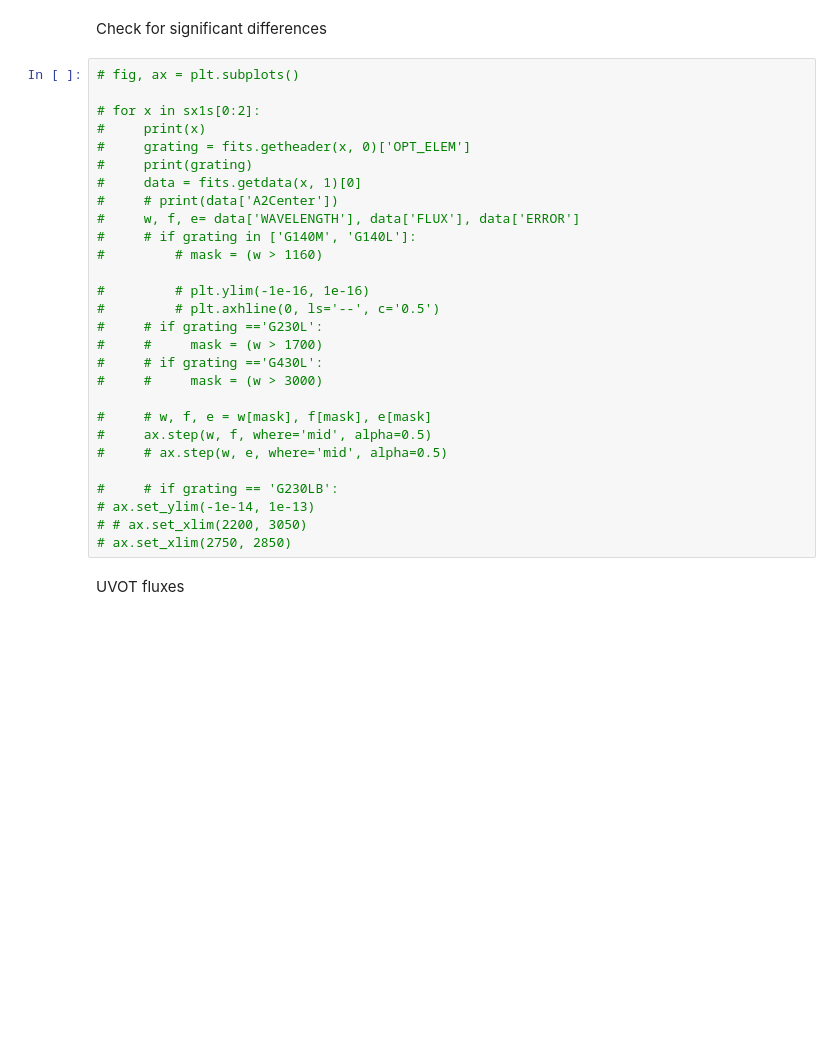
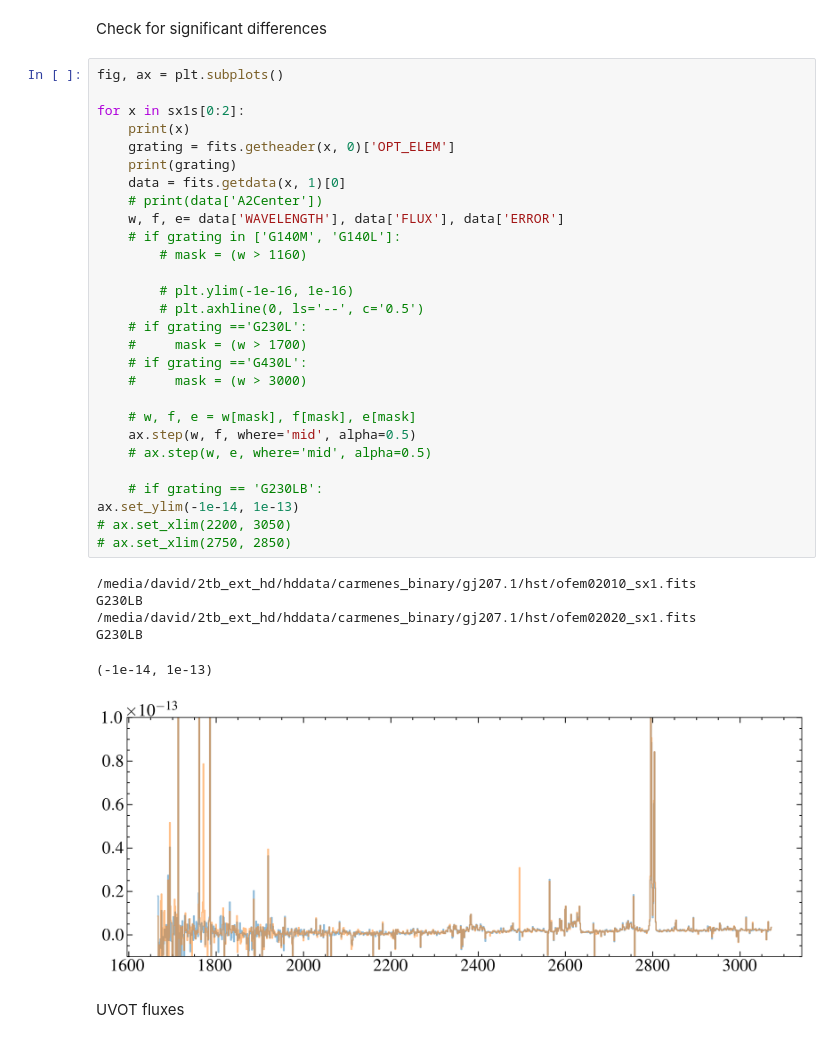
Before and after one commit to davidjwilson/gj207.1, a Jupyter notebook: gj207d1_stis.ipynb, the cells around one changed output. Cells and saved outputs as stored; diff of their text form; blank space fills up the shorter version.

```diff
--- a/gj207d1_stis.ipynb
+++ b/gj207d1_stis.ipynb
@@ -161,33 +161,40 @@ ax.set_ylim(2e-18, 2e-13)
 # %% [markdown]
 Check for significant differences
 # %%
-# fig, ax = plt.subplots()
+fig, ax = plt.subplots()
 
-# for x in sx1s[0:2]:
-#     print(x)
-#     grating = fits.getheader(x, 0)['OPT_ELEM']
-#     print(grating)
-#     data = fits.getdata(x, 1)[0]
-#     # print(data['A2Center'])
-#     w, f, e= data['WAVELENGTH'], data['FLUX'], data['ERROR']
-#     # if grating in ['G140M', 'G140L']:
-#         # mask = (w > 1160)
+for x in sx1s[0:2]:
+    print(x)
+    grating = fits.getheader(x, 0)['OPT_ELEM']
+    print(grating)
+    data = fits.getdata(x, 1)[0]
+    # print(data['A2Center'])
+    w, f, e= data['WAVELENGTH'], data['FLUX'], data['ERROR']
+    # if grating in ['G140M', 'G140L']:
+        # mask = (w > 1160)
 
-#         # plt.ylim(-1e-16, 1e-16)
-#         # plt.axhline(0, ls='--', c='0.5')
-#     # if grating =='G230L':
-#     #     mask = (w > 1700)
-#     # if grating =='G430L':
-#     #     mask = (w > 3000)
+        # plt.ylim(-1e-16, 1e-16)
+        # plt.axhline(0, ls='--', c='0.5')
+    # if grating =='G230L':
+    #     mask = (w > 1700)
+    # if grating =='G430L':
+    #     mask = (w > 3000)
 
-#     # w, f, e = w[mask], f[mask], e[mask]
-#     ax.step(w, f, where='mid', alpha=0.5)
-#     # ax.step(w, e, where='mid', alpha=0.5)
+    # w, f, e = w[mask], f[mask], e[mask]
+    ax.step(w, f, where='mid', alpha=0.5)
+    # ax.step(w, e, where='mid', alpha=0.5)
 
-#     # if grating == 'G230LB':
-# ax.set_ylim(-1e-14, 1e-13)
-# # ax.set_xlim(2200, 3050)
+    # if grating == 'G230LB':
+ax.set_ylim(-1e-14, 1e-13)
+# ax.set_xlim(2200, 3050)
 # ax.set_xlim(2750, 2850)
+# %% [output]
+/media/david/2tb_ext_hd/hddata/carmenes_binary/gj207.1/hst/ofem02010_sx1.fits
+G230LB
+/media/david/2tb_ext_hd/hddata/carmenes_binary/gj207.1/hst/ofem02020_sx1.fits
+G230LB
+(-1e-14, 1e-13)
+[figure, added]
 # %% [markdown]
 UVOT fluxes
 # %%
```
Also changed, not shown: parts of 21 cells of this notebook, 5 other files.
